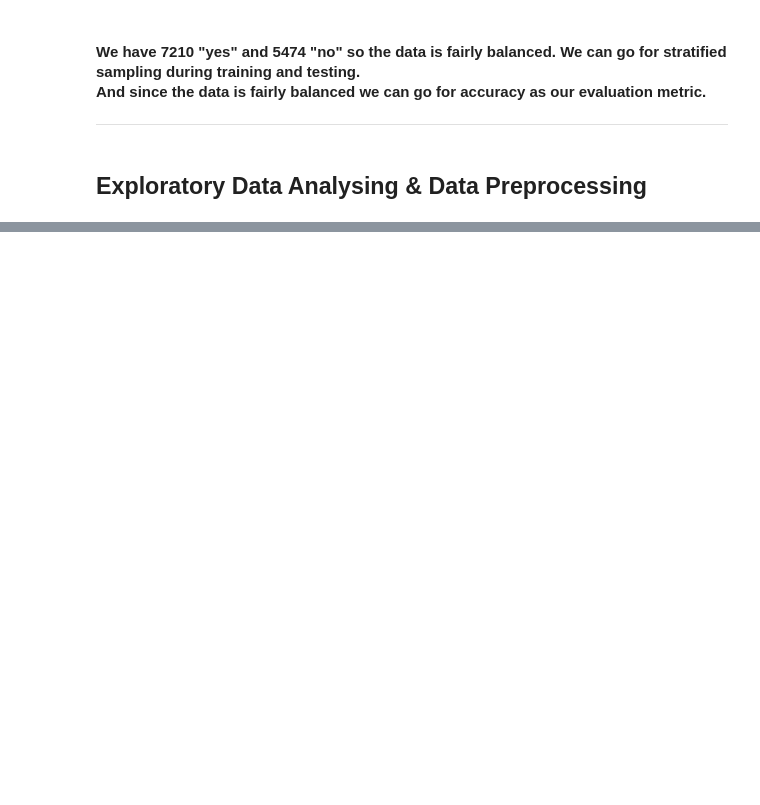
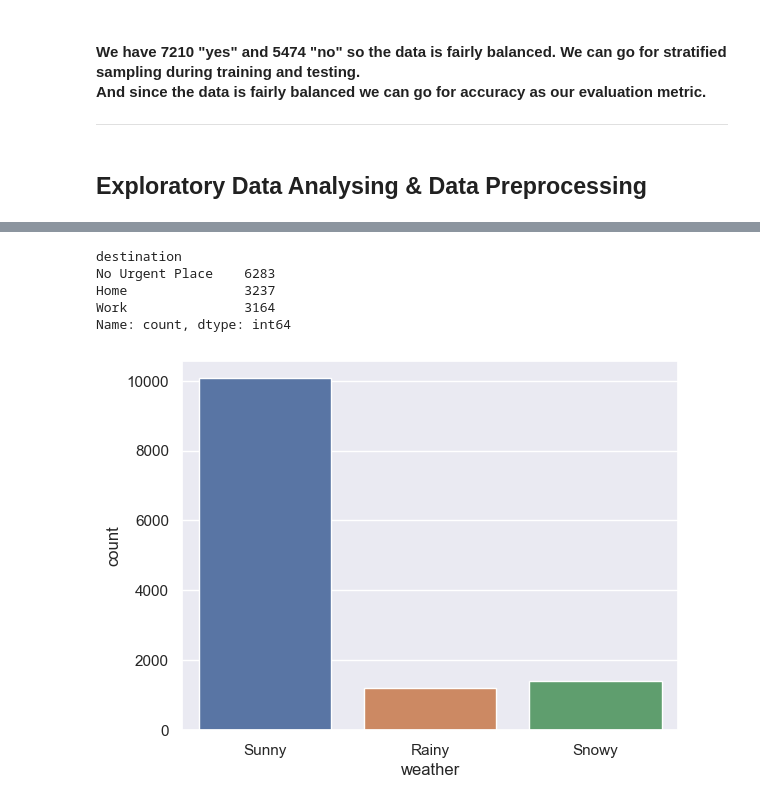
Before and after one commit to meghrajkonduskar/In-Drive-Coupon-Recommendation-Project, a Jupyter notebook: In-Drive-Coupon-Recommendation.ipynb, the cells around one changed output, grey strips where cells are left out. Cells and saved outputs as stored; diff of their text form; code cells hidden in the pictures; blank space fills up the shorter version.

```diff
--- a/In-Drive-Coupon-Recommendation.ipynb
+++ b/In-Drive-Coupon-Recommendation.ipynb
@@ -123,0 +209,15 @@ Name: count, dtype: int64
+# %%
+# Exploring weather column. It is the weather when the user is driving (Sunny, Rainy, Snowy)
+
+#checking unique values and the counts in weather column
+df['destination'].value_counts()
+# %% [output]
+destination
+No Urgent Place    6283
+Home               3237
+Work               3164
+Name: count, dtype: int64
+# %%
+sns.countplot(x=df['weather']);
+# %% [output]
+[figure, added]
```
Also changed, not shown: parts of 14 cells of this notebook.
